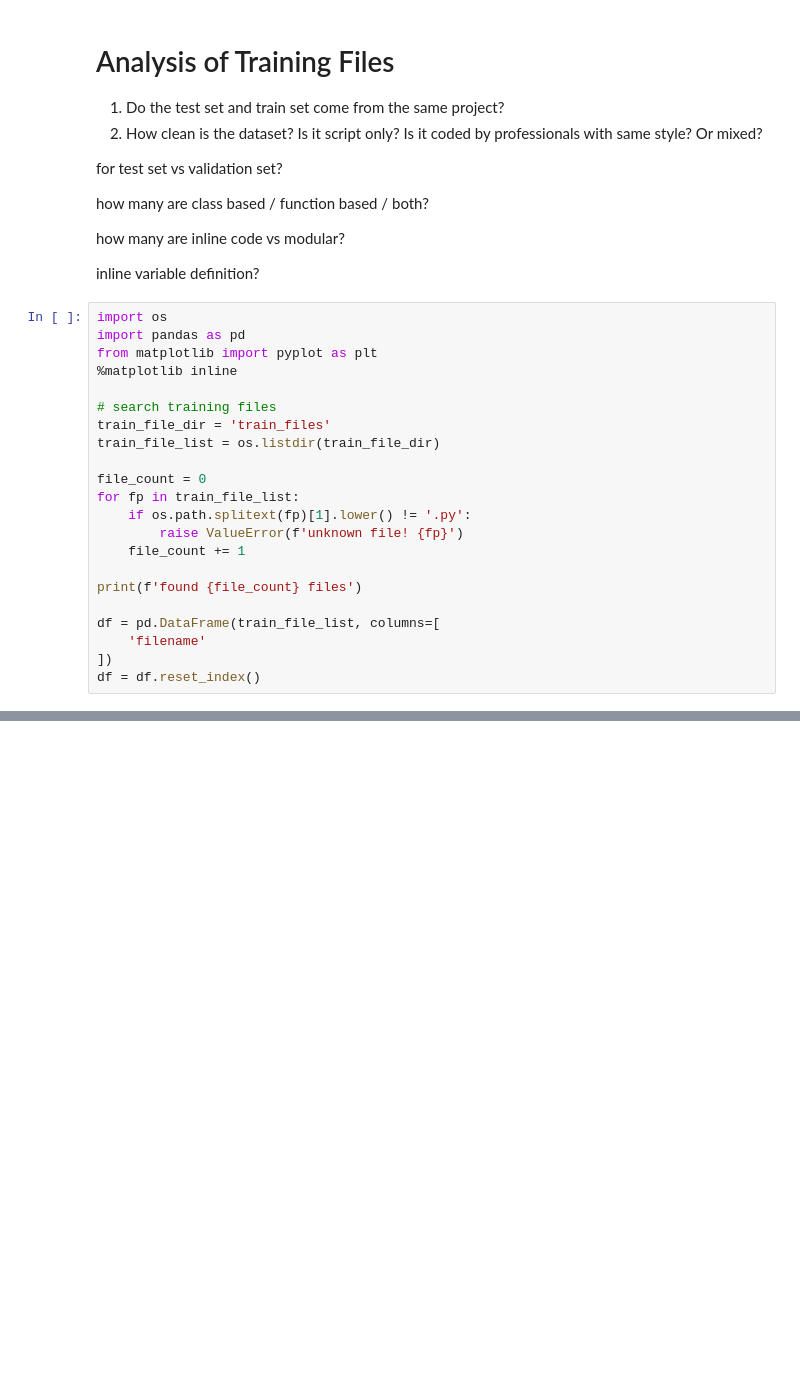
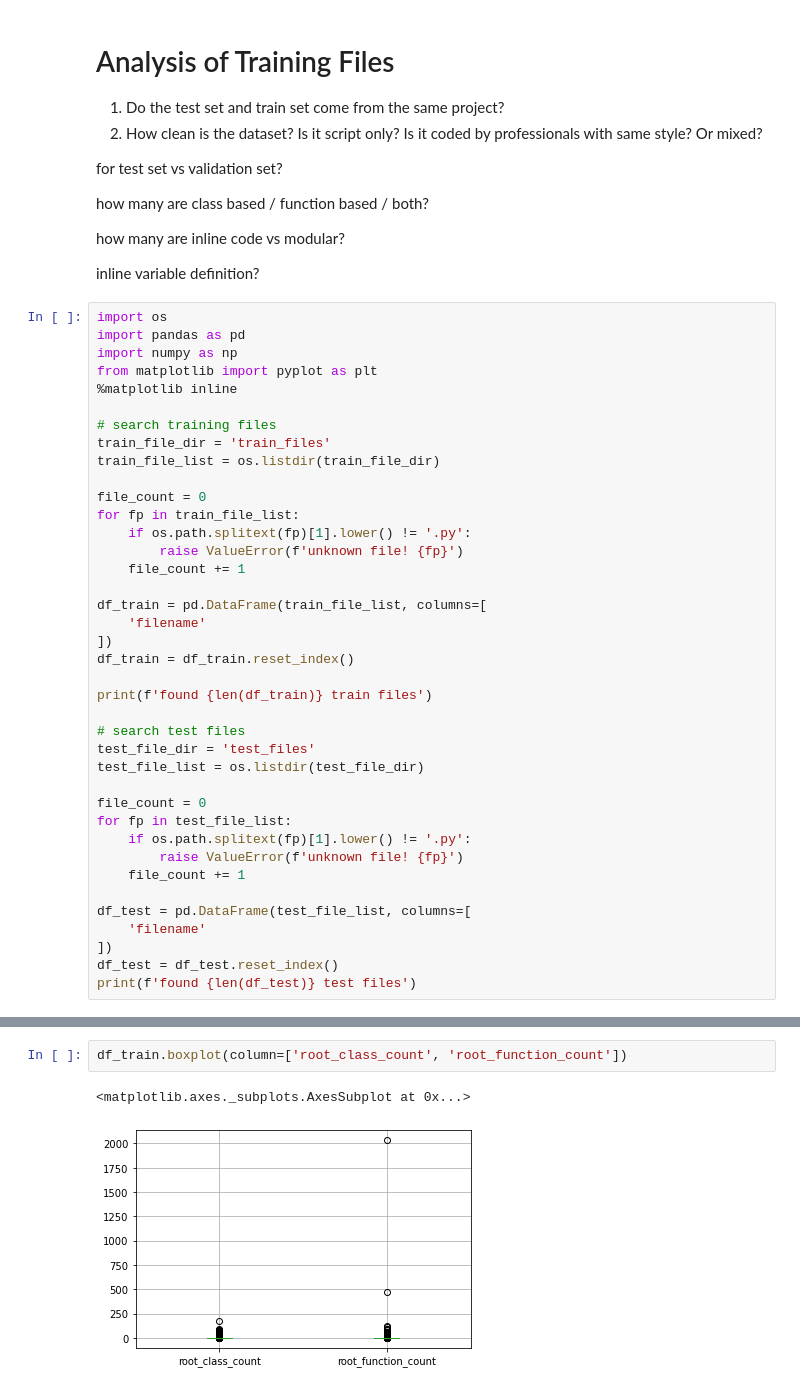
Before and after one commit to UoA-CS760/autocomplete-predictor, a Jupyter notebook: data/train_file_analysis.ipynb, the cells around one changed output, grey strips where cells are left out. Saved outputs shown, nothing was run; the diff lists cells and outputs as text; blank space fills up the shorter version.

```diff
--- a/data/train_file_analysis.ipynb
+++ b/data/train_file_analysis.ipynb
@@ -14,6 +14,7 @@ inline variable definition?
 # %%
 import os
 import pandas as pd
+import numpy as np
 from matplotlib import pyplot as plt
 %matplotlib inline
 
@@ -27,10 +28,26 @@ for fp in train_file_list:
         raise ValueError(f'unknown file! {fp}')
     file_count += 1
 
-print(f'found {file_count} files')
-
-df = pd.DataFrame(train_file_list, columns=[
+df_train = pd.DataFrame(train_file_list, columns=[
     'filename'
 ])
-df = df.reset_index()
+df_train = df_train.reset_index()
+
+print(f'found {len(df_train)} train files')
+
+# search test files
+test_file_dir = 'test_files'
+test_file_list = os.listdir(test_file_dir)
+
+file_count = 0
+for fp in test_file_list:
+    if os.path.splitext(fp)[1].lower() != '.py':
+        raise ValueError(f'unknown file! {fp}')
+    file_count += 1
+
+df_test = pd.DataFrame(test_file_list, columns=[
+    'filename'
+])
+df_test = df_test.reset_index()
+print(f'found {len(df_test)} test files')
 # %% [output]
@@ -90,0 +111,5 @@ df[['root_function_count', 'root_class_count']].plot()
+# %%
+df_train.boxplot(column=['root_class_count', 'root_function_count'])
+# %% [output]
+<matplotlib.axes._subplots.AxesSubplot at 0x...>
+[figure, added]
```
Also changed, not shown: parts of 14 cells of this notebook, 8 other files.
